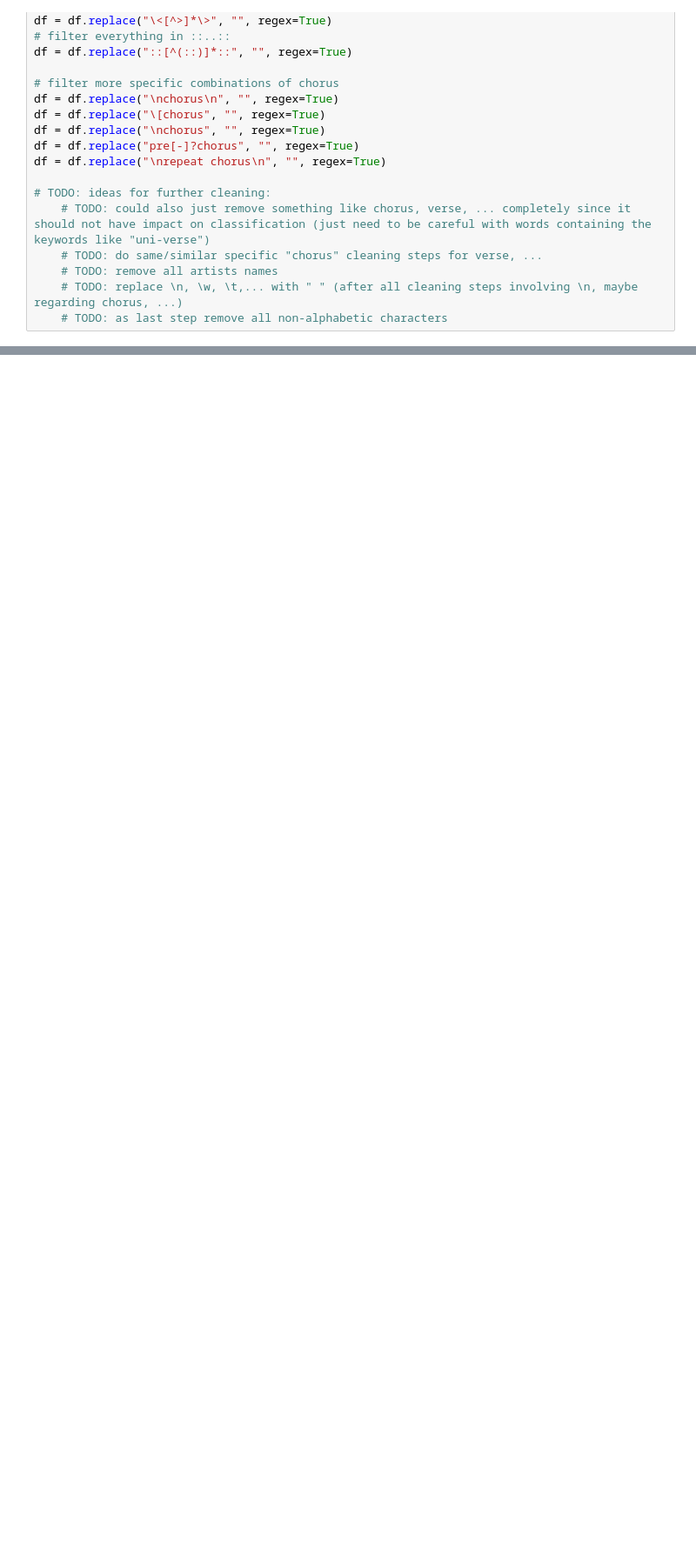
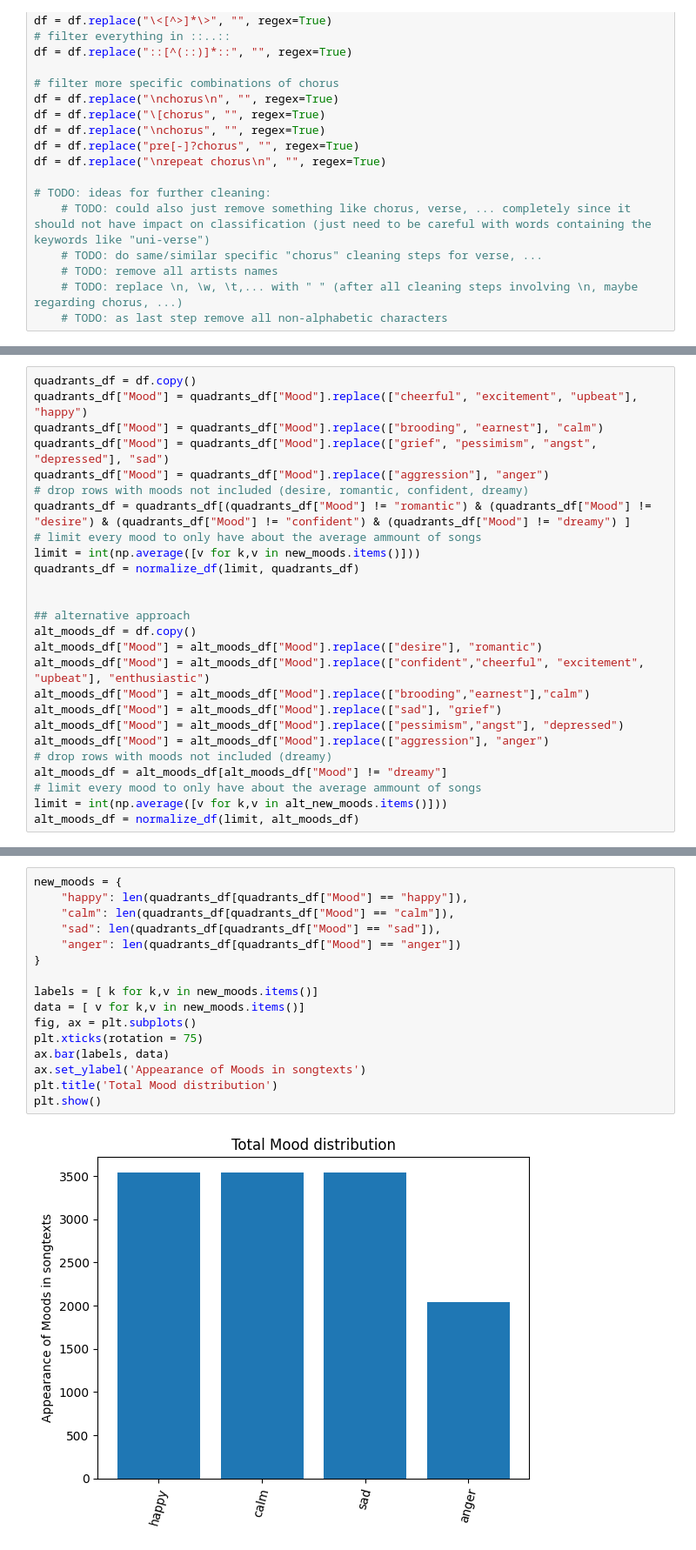
Before and after one commit to Simon-0711/ta_lyrics_sentiment_classification, a Jupyter notebook: data_exploration/kaggle_data_preprocessing.ipynb, the cells around one changed output, grey strips where cells are left out. Shown: that part at 87% size. Drawn from its saved outputs; the diff is of its cells as text; blank space fills up the shorter version.

```diff
--- a/data_exploration/kaggle_data_preprocessing.ipynb
+++ b/data_exploration/kaggle_data_preprocessing.ipynb
@@ -238,0 +361,26 @@ df = df.replace("\nrepeat chorus\n", "", regex=True)
+# %%
+quadrants_df = df.copy()
+quadrants_df["Mood"] = quadrants_df["Mood"].replace(["cheerful", "excitement", "upbeat"], "happy")
+quadrants_df["Mood"] = quadrants_df["Mood"].replace(["brooding", "earnest"], "calm")
+quadrants_df["Mood"] = quadrants_df["Mood"].replace(["grief", "pessimism", "angst", "depressed"], "sad")
+quadrants_df["Mood"] = quadrants_df["Mood"].replace(["aggression"], "anger")
+# drop rows with moods not included (desire, romantic, confident, dreamy)
+quadrants_df = quadrants_df[(quadrants_df["Mood"] != "romantic") & (quadrants_df["Mood"] != "desire") & (quadrants_df["Mood"] != "confident") & (quadrants_df["Mood"] != "dreamy") ]
+# limit every mood to only have about the average ammount of songs
+limit = int(np.average([v for k,v in new_moods.items()]))
+quadrants_df = normalize_df(limit, quadrants_df)
+
+
+## alternative approach
+alt_moods_df = df.copy()
+alt_moods_df["Mood"] = alt_moods_df["Mood"].replace(["desire"], "romantic")
+alt_moods_df["Mood"] = alt_moods_df["Mood"].replace(["confident","cheerful", "excitement", "upbeat"], "enthusiastic")
+alt_moods_df["Mood"] = alt_moods_df["Mood"].replace(["brooding","earnest"],"calm")
+alt_moods_df["Mood"] = alt_moods_df["Mood"].replace(["sad"], "grief")
+alt_moods_df["Mood"] = alt_moods_df["Mood"].replace(["pessimism","angst"], "depressed")
+alt_moods_df["Mood"] = alt_moods_df["Mood"].replace(["aggression"], "anger")
+# drop rows with moods not included (dreamy)
+alt_moods_df = alt_moods_df[alt_moods_df["Mood"] != "dreamy"]
+# limit every mood to only have about the average ammount of songs
+limit = int(np.average([v for k,v in alt_new_moods.items()]))
+alt_moods_df = normalize_df(limit, alt_moods_df)
@@ -238,0 +389,18 @@ df = df.replace("\nrepeat chorus\n", "", regex=True)
+# %%
+new_moods = {
+    "happy": len(quadrants_df[quadrants_df["Mood"] == "happy"]),
+    "calm": len(quadrants_df[quadrants_df["Mood"] == "calm"]),
+    "sad": len(quadrants_df[quadrants_df["Mood"] == "sad"]),
+    "anger": len(quadrants_df[quadrants_df["Mood"] == "anger"])
+}
+
+labels = [ k for k,v in new_moods.items()]
+data = [ v for k,v in new_moods.items()]
+fig, ax = plt.subplots()
+plt.xticks(rotation = 75)
+ax.bar(labels, data)
+ax.set_ylabel('Appearance of Moods in songtexts')
+plt.title('Total Mood distribution')
+plt.show()
+# %% [output]
+[figure, added]
```
Also changed, not shown: parts of 19 cells of this notebook, 2 other files.
